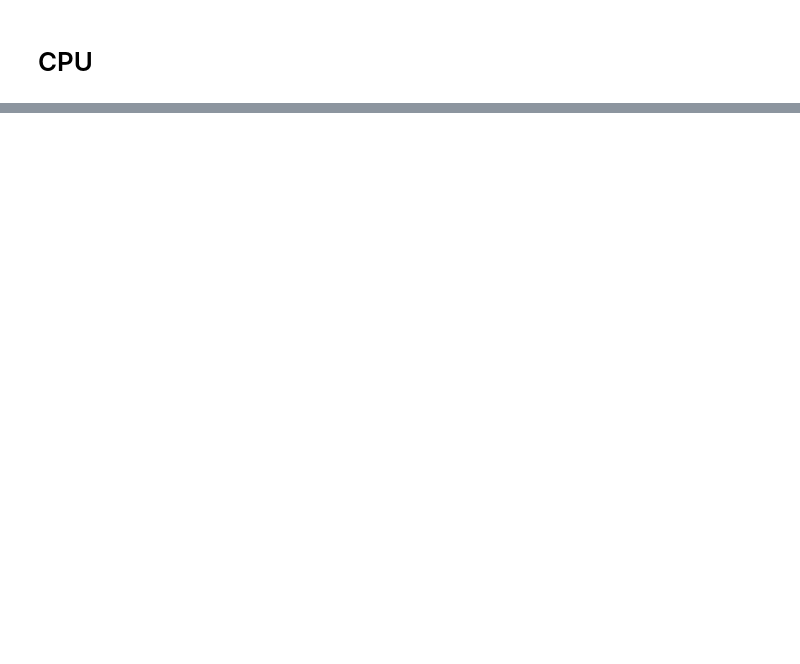
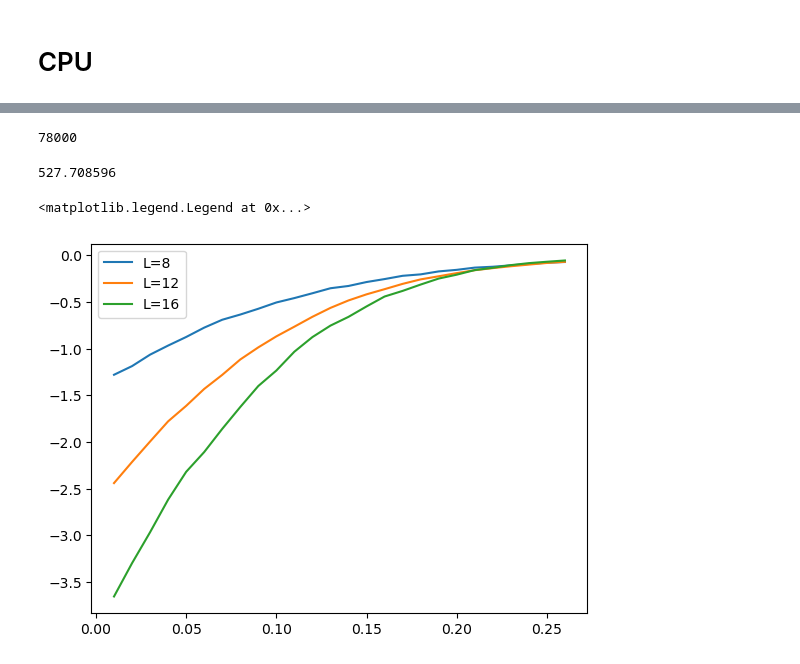
Before and after one commit to hainingpan/crossratio_CFT, a Jupyter notebook: test.ipynb, the cells around one changed output, grey strips where cells are left out. Saved outputs shown, nothing was run; the diff lists cells and outputs as text; code cells hidden in the pictures; blank space fills up the shorter version.

```diff
--- a/test.ipynb
+++ b/test.ipynb
@@ -99,0 +89,25 @@ array([0.+0.j, 0.+0.j, 0.+0.j, 0.+0.j, 0.+0.j, 0.+0.j, 0.+0.j, 0.+0.j,
+# %%
+inputs= [(L,p_proj,seed) for L in L_list for p_proj in p_proj_list for seed in seed_list]
+# %%
+results = dview.map_async(run, inputs)
+# %%
+results.progress
+# %% [output]
+78000
+# %%
+results.elapsed
+# %% [output]
+527.708596
+# %%
+rs=np.array(list(results)).reshape((L_list.shape[0],p_proj_list.shape[0],seed_list.shape[0],2))
+# %%
+MI_list,TMI_list=rs[:,:,:,0],rs[:,:,:,1]
+# %%
+TMI_ave_list=TMI_list.mean(axis=-1)
+fig,ax=plt.subplots()
+for idx, L in enumerate(L_list):
+    ax.plot(p_proj_list, TMI_ave_list[idx],label=f'L={L}')
+ax.legend()
+# %% [output]
+<matplotlib.legend.Legend at 0x...>
+[figure, added]
```
Also changed, not shown: parts of 28 cells of this notebook, 2 other files.
